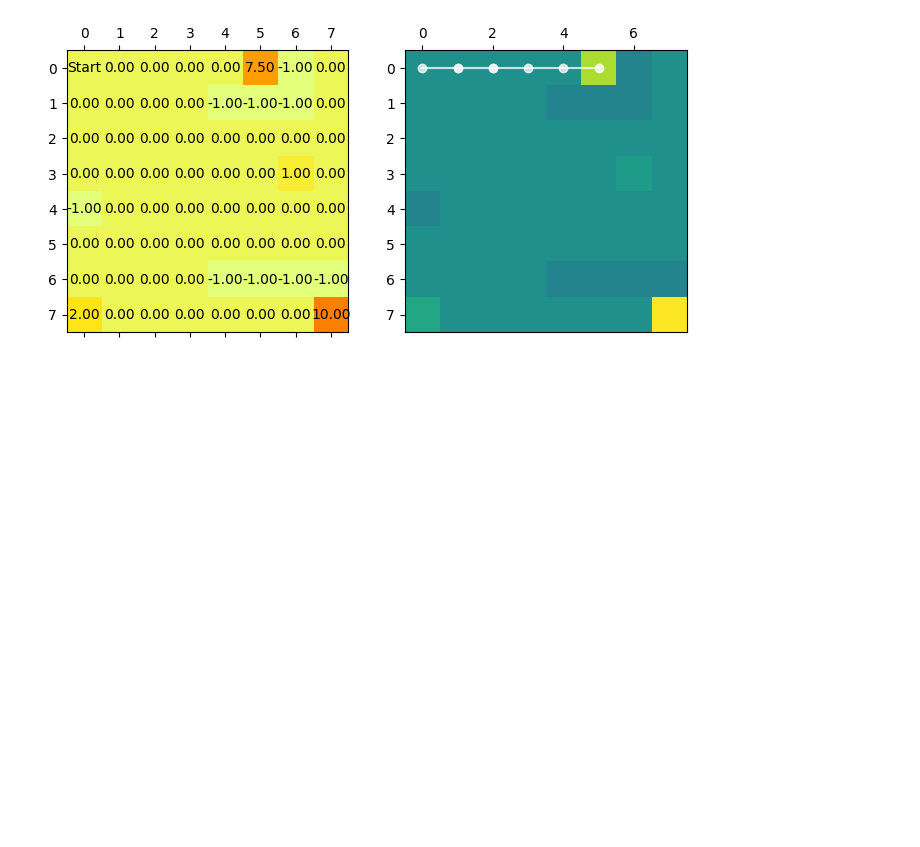
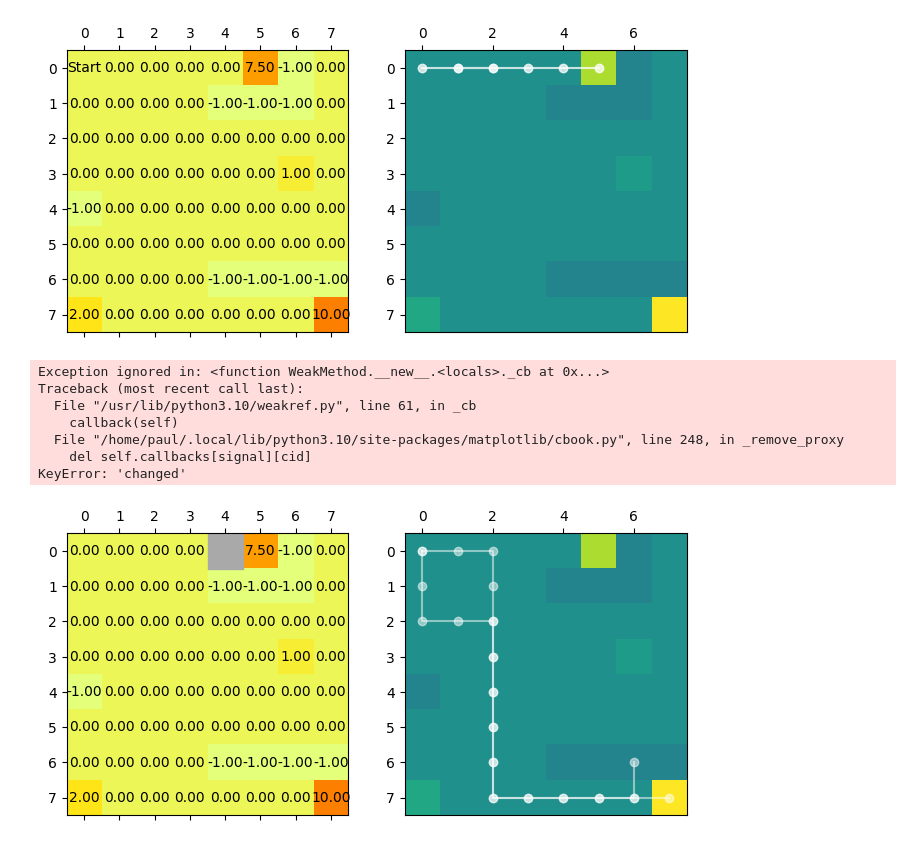
Before and after one commit to ankile/irl-environment-design, a Jupyter notebook: notebooks/hamiltorch.ipynb, the cells around one changed output. Cells and saved outputs as stored; diff of their text form; code cells hidden in the pictures; blank space fills up the shorter version.

Commit message:
started likelihood vs value function evaluation

```diff
--- a/notebooks/hamiltorch.ipynb
+++ b/notebooks/hamiltorch.ipynb
@@ -113,3 +114,54 @@ plot_trajectories(N, M, trajectories, agent_R, ax=ax2)
 ax2.get_images()[0].colorbar.remove()
 # %% [output]
 [figure]
+# %%
+# Generate 2 trajectories in the second round environment
+wall_states = [4]
+
+
+T_agent = transition_matrix(N, M, p=agent_p, absorbing_states=goal_states)
+T_agent = insert_walls_into_T(T_agent, wall_indices=wall_states)
+T_true_iteration_2 = transition_matrix(N, M, p=p_true, absorbing_states=goal_states)
+
+'''this is new, we need to add the walls in the environment
+#when we do the rollout, otherwise expert behavior makes no sense'''
+# T_true_iteration_2 = insert_walls_into_T(T_true_iteration_2, wall_indices=wall_states)
+
+
+agent_policy = soft_q_iteration(agent_R, T_agent, gamma=agent_gamma, beta=100)
+
+env_agent_2 = Environment(N=N,M=M,T_true=T_true_iteration_2,wall_states=wall_states, R_sample_mean=None, start_state=0, n_walls=None)
+
+# Generate trajectories
+trajectories_2 = generate_n_trajectories(
+    T_agent,
+    agent_policy,
+    goal_states,
+    n_trajectories=2,
+)
+# expert_trajectories = [(env_agent_2, trajectories_2)]
+expert_trajectories_2 = expert_trajectories_1
+expert_trajectories_2.append([env_agent_2, trajectories_2])
+
+fig, (ax1, ax2) = plt.subplots(1, 2, figsize=(8, 4))
+plot_environment(
+    agent_R.reshape(N, M),
+    env_agent_2.wall_states,
+    start_state=(0),
+    ax=ax1,
+)
+
+# Show the trajectories
+plot_trajectories(N, M, trajectories_2, agent_R, ax=ax2)
+
+# Remove the colorbar from the second plot
+ax2.get_images()[0].colorbar.remove()
+# %% [output]
+Exception ignored in: <function WeakMethod.__new__.<locals>._cb at 0x...>
+Traceback (most recent call last):
+  File "/usr/lib/python3.10/weakref.py", line 61, in _cb
+    callback(self)
+  File "/home/paul/.local/lib/python3.10/site-packages/matplotlib/cbook.py", line 248, in _remove_proxy
+    del self.callbacks[signal][cid]
+KeyError: 'changed'
+[figure, added]
```
Also changed, not shown: parts of 9 cells of this notebook, 3 other files.
